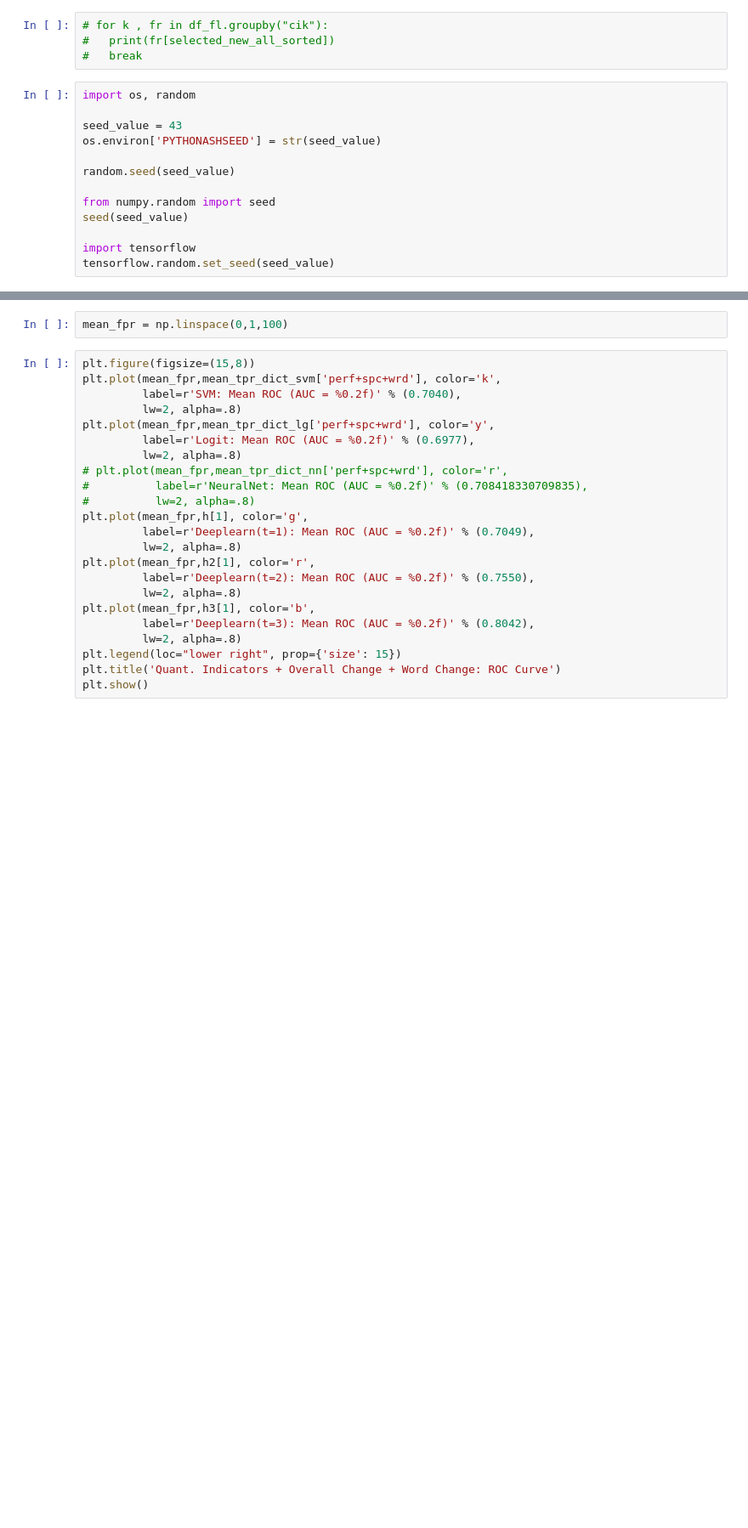
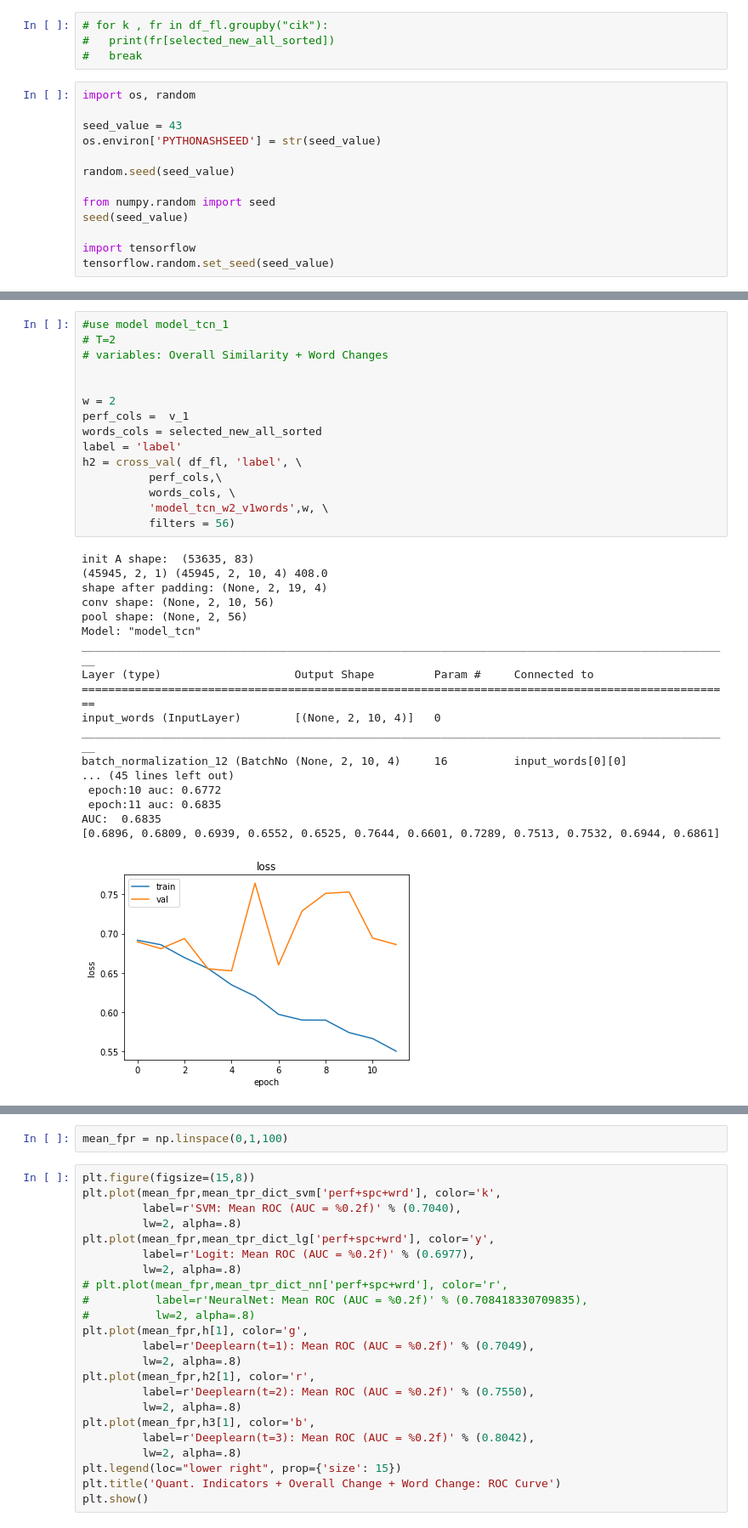
Before and after one commit to pepperamy/tenK_phase2, a Jupyter notebook: 104_of_10k_featureselection_cnnlstm.ipynb, the cells around one changed output, grey strips where cells are left out. Shown at 85% size. Saved outputs shown, nothing was run; the diff lists cells and outputs as text; blank space fills up the shorter version.

```diff
--- a/104_of_10k_featureselection_cnnlstm.ipynb
+++ b/104_of_10k_featureselection_cnnlstm.ipynb
@@ -1787,3 +1903,37 @@ avg_AUC_2 :  0.6989853486771248
 9     0.700472
 10    0.699467
 dtype: float64
+# %%
+#use model model_tcn_1
+# T=2
+# variables: Overall Similarity + Word Changes
+
+
+w = 2
+perf_cols =  v_1
+words_cols = selected_new_all_sorted
+label = 'label'
+h2 = cross_val( df_fl, 'label', \
+          perf_cols,\
+          words_cols, \
+          'model_tcn_w2_v1words',w, \
+          filters = 56)
+# %% [output]
+init A shape:  (53635, 83)
+(45945, 2, 1) (45945, 2, 10, 4) 408.0
+shape after padding: (None, 2, 19, 4)
+conv shape: (None, 2, 10, 56)
+pool shape: (None, 2, 56)
+Model: "model_tcn"
+__________________________________________________________________________________________________
+Layer (type)                    Output Shape         Param #     Connected to
+==================================================================================================
+input_words (InputLayer)        [(None, 2, 10, 4)]   0
+__________________________________________________________________________________________________
+batch_normalization_12 (BatchNo (None, 2, 10, 4)     16          input_words[0][0]
+... (45 lines left out)
+ epoch:10 auc: 0.6772
+ epoch:11 auc: 0.6835
+AUC:  0.6835
+[0.6896, 0.6809, 0.6939, 0.6552, 0.6525, 0.7644, 0.6601, 0.7289, 0.7513, 0.7532, 0.6944, 0.6861]
+[figure, added]
```
Also changed, not shown: parts of 9 cells of this notebook.
